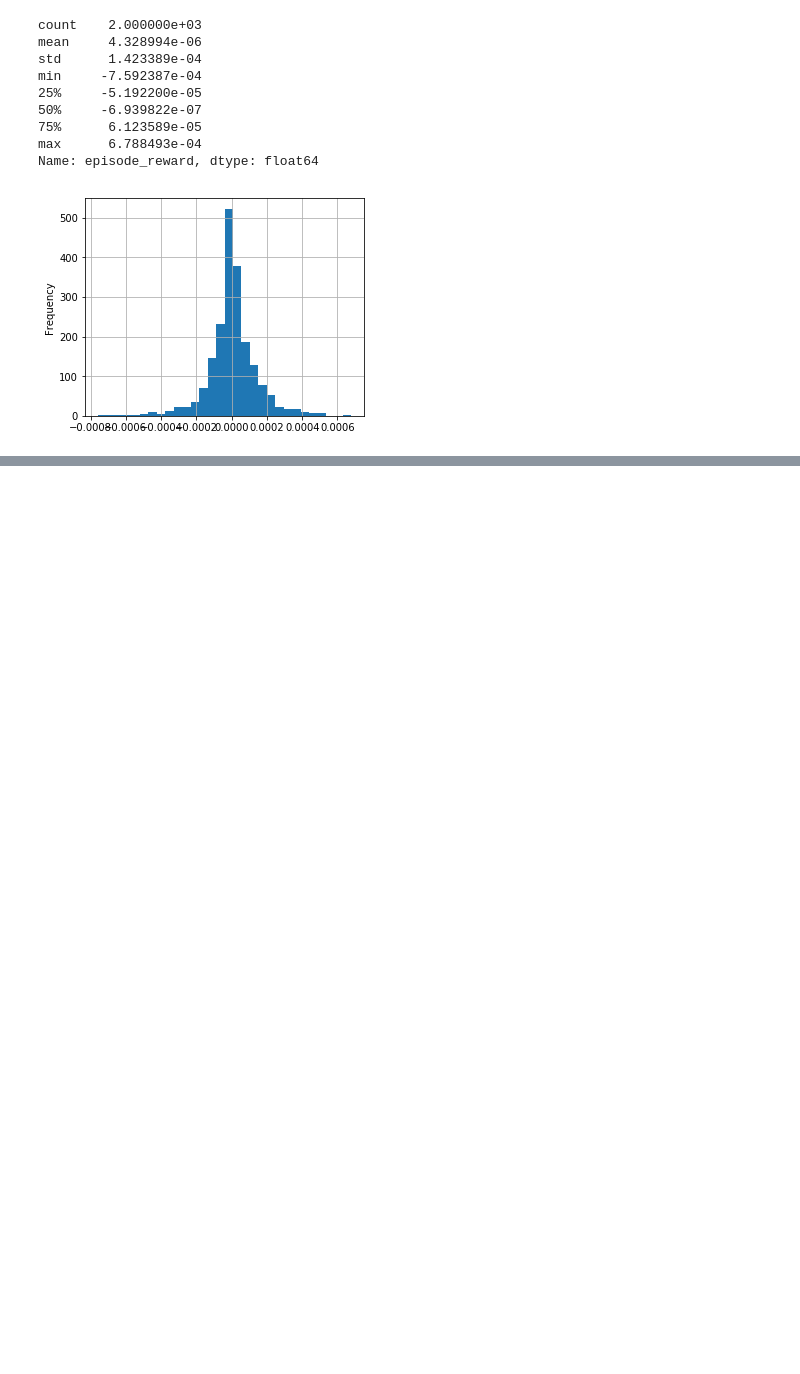
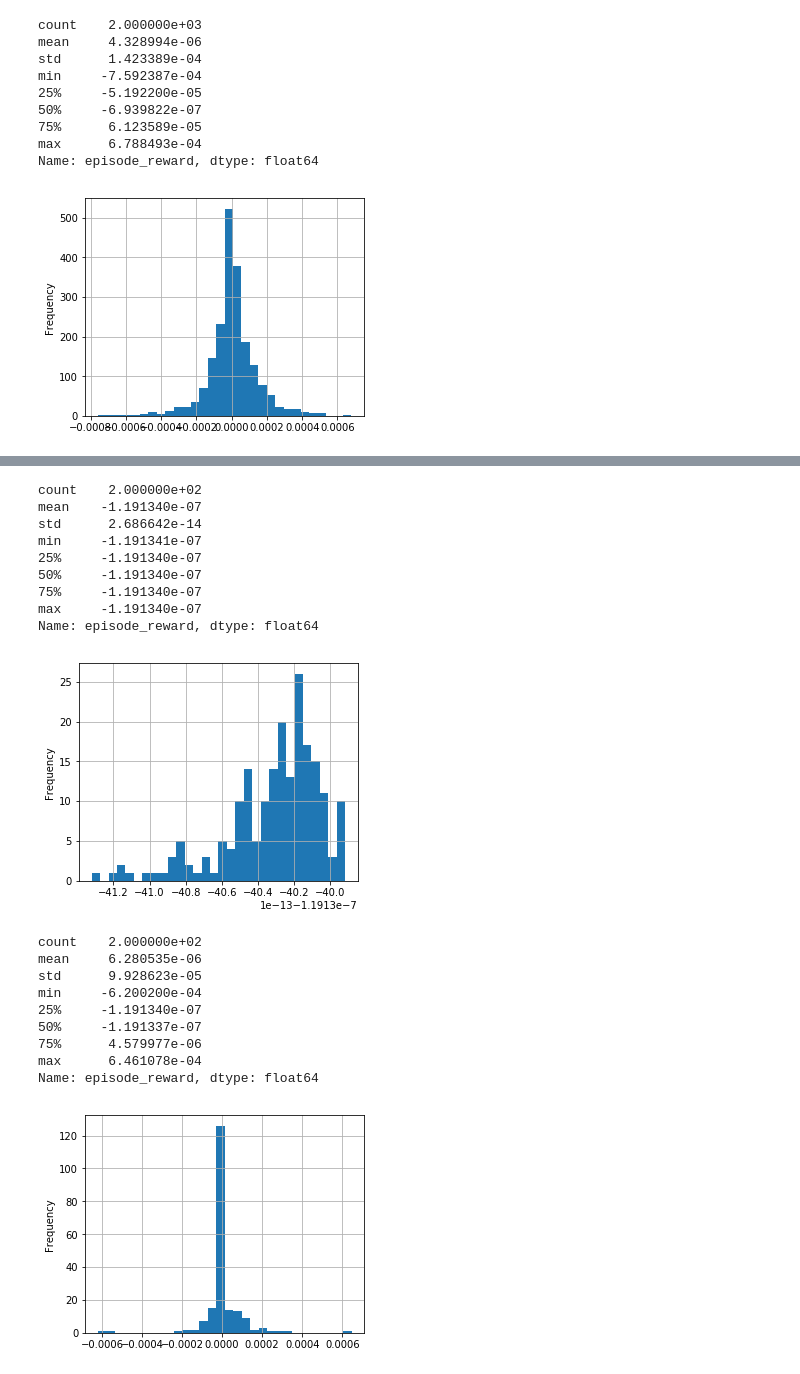
Before and after one commit to khuangaf/CryptocurrencyRL, a Jupyter notebook: plotResult.ipynb, the cells around one changed output, grey strips where cells are left out. Drawn from its saved outputs; the diff is of its cells as text; code cells hidden in the pictures; blank space fills up the shorter version.

```diff
--- a/plotResult.ipynb
+++ b/plotResult.ipynb
@@ -63,0 +92,28 @@ Name: episode_reward, dtype: float64
+# %%
+print pd.read_json('logs/ddpg_log.json')[-200:].episode_reward.describe()
+pd.read_json('logs/ddpg_log.json')[-200:].episode_reward.plot.hist(bins=30, grid=True, figsize=(5,4))
+plt.show()
+print pd.read_json('logs/ddpg_log.json')[:200].episode_reward.describe()
+pd.read_json('logs/ddpg_log.json')[:200].episode_reward.plot.hist(bins=30, grid=True, figsize=(5,4))
+plt.show()
+# %% [output]
+count    2.000000e+02
+mean    -1.191340e-07
+std      2.686642e-14
+min     -1.191341e-07
+25%     -1.191340e-07
+50%     -1.191340e-07
+75%     -1.191340e-07
+max     -1.191340e-07
+Name: episode_reward, dtype: float64
+[figure, added]
+count    2.000000e+02
+mean     6.280535e-06
+std      9.928623e-05
+min     -6.200200e-04
+25%     -1.191340e-07
+50%     -1.191337e-07
+75%      4.579977e-06
+max      6.461078e-04
+Name: episode_reward, dtype: float64
+[figure, added]
```
Also changed, not shown: parts of 1 cell of this notebook, 9 other files.
